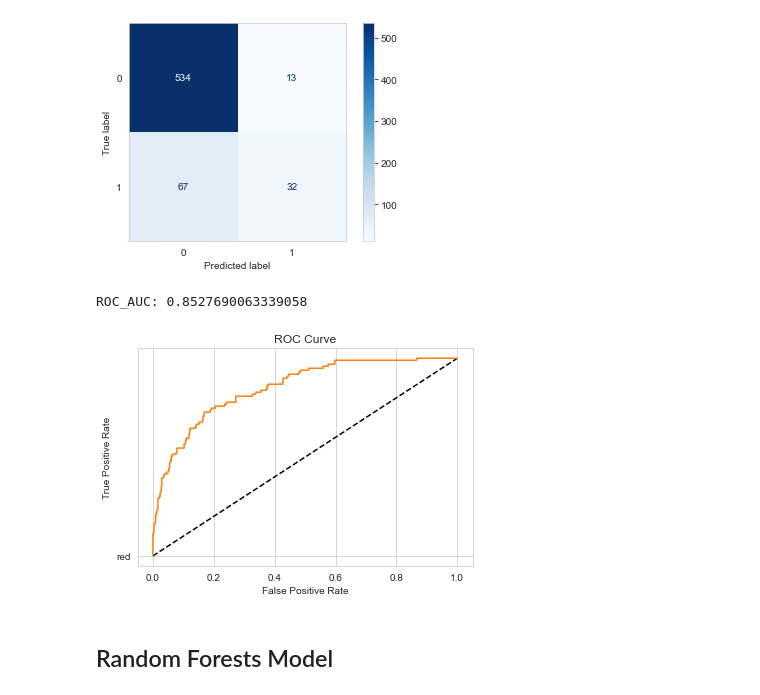
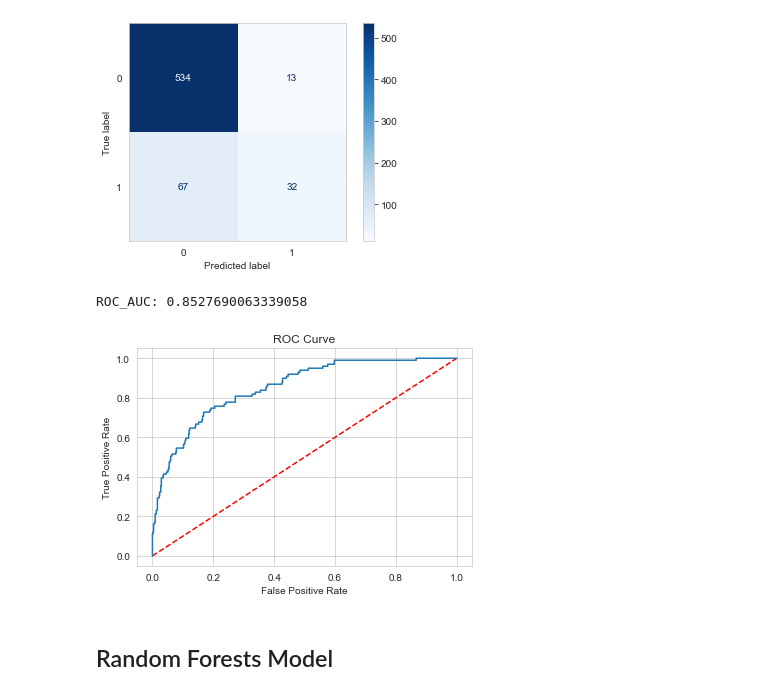
Before and after one commit to livia360/Capstone_project, a Jupyter notebook: 03_Preprocessing_and_Training.ipynb, the cells around one changed output. Saved outputs shown, nothing was run; the diff lists cells and outputs as text; code cells hidden in the pictures.

```diff
--- a/03_Preprocessing_and_Training.ipynb
+++ b/03_Preprocessing_and_Training.ipynb
@@ -202,25 +210,25 @@ weighted avg       0.86      0.88      0.86       646
 # %%
 from sklearn.metrics import roc_curve
 
 # Compute predicted probabilities: y_pred_prob
-y_pred_prob = logreg_cv.predict_proba(X_test)[:,1]
+y_pred_prob = logreg.predict_proba(X_test)[:,1]
 
 # Compute and print AUC score
 print("ROC_AUC: {}".format(roc_auc_score(y_test, y_pred_prob)))
 
 # Generate ROC curve values: fpr, tpr, thresholds
 fpr, tpr, thresholds = roc_curve(y_test, y_pred_prob)
 
 # Plot ROC curve
-plt.plot([0, 1], [0, 1], 'k--', 'red')
+plt.plot([0, 1], [0, 1], 'r--')
 plt.plot(fpr, tpr)
 plt.xlabel('False Positive Rate')
 plt.ylabel('True Positive Rate')
 plt.title('ROC Curve')
 plt.show();
 # %% [output]
 ROC_AUC: 0.8527690063339058
-[figure, old version]
+[figure, new version]
 # %% [markdown]
 ##  Random Forests Model
 # %%
```
Also changed, not shown: parts of 38 cells of this notebook.
